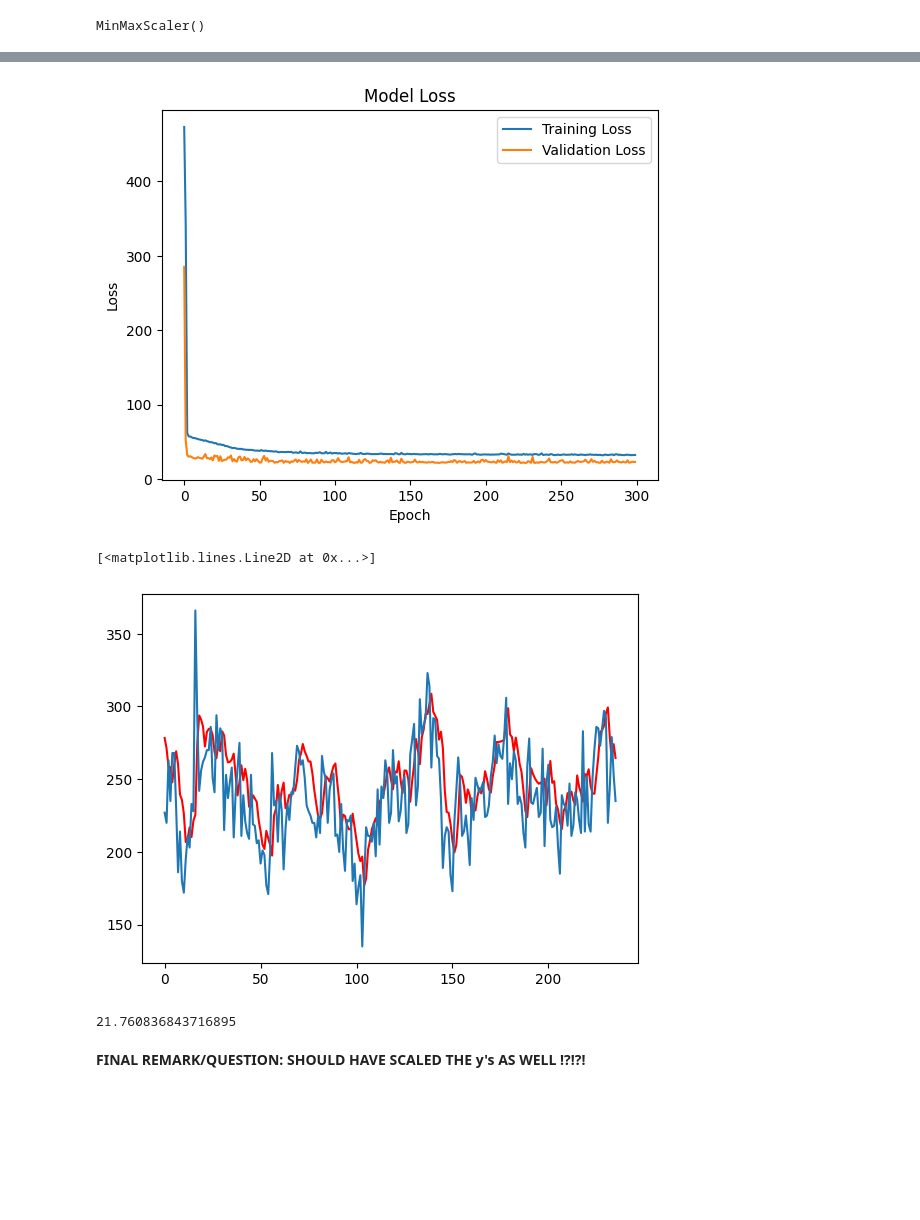
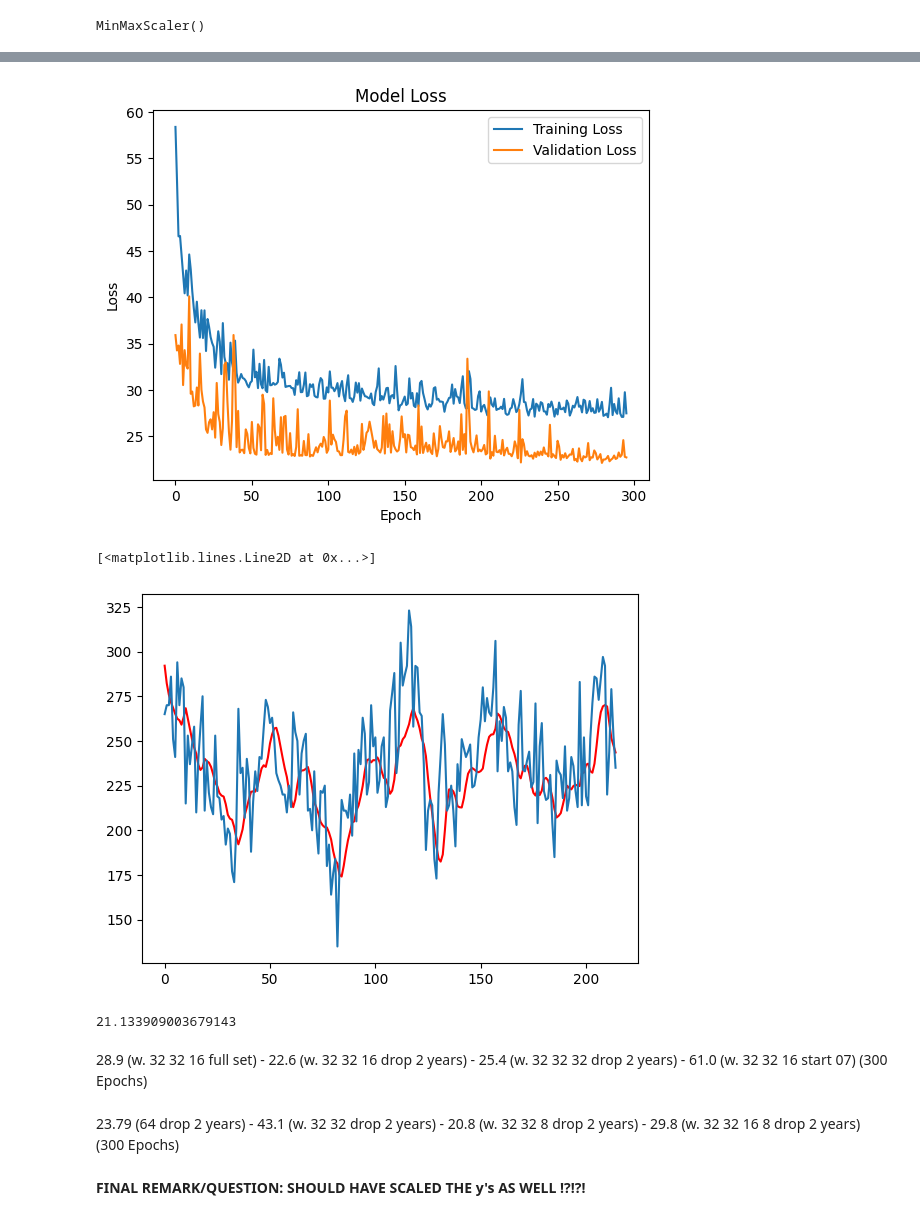
Before and after one commit to jonfoong/LW_chicago_crime_pred, a Jupyter notebook: notebooks/marko/RNN_model.ipynb, the cells around one changed output, grey strips where cells are left out. Drawn from its saved outputs; the diff is of its cells as text; code cells hidden in the pictures; blank space fills up the shorter version.

Commit message:
fine tuned the model for weekly prediction (add gru layers)

```diff
--- a/notebooks/marko/RNN_model.ipynb
+++ b/notebooks/marko/RNN_model.ipynb
@@ -210,7 +202,7 @@ ca25weekly_df.shape
 # DATA PREPROCESS
 
 # turn crimes into list
-crime_count_list = list(ca25weekly_df["crime_count"])
+crime_count_list = list(ca25weekly_df[104:]["crime_count"])
 
 # parameters
 sequence_length = 52  # number of weeks to consider for predicting the next week
@@ -245,14 +241,13 @@ X_val_scaled=scaler.transform(X_val)
 
 model = Sequential()
 
-model.add(layers.Conv1D( filters=64, kernel_size=52, input_shape=(52, 1) ) )
+model.add(layers.Conv1D( filters=64, kernel_size=12, input_shape=(52, 1) ) )
 #model.add(layers.MaxPool1D(pool_size=2 ) )
 
-model.add(layers.GRU(units=64, activation='relu'
-                     #, return_sequences=True
-                    ))
-#model.add(Dropout(0.2))
-
+model.add(layers.GRU(units=32, activation='relu', return_sequences=True))
+model.add(layers.GRU(units=32, activation='relu', return_sequences=True))
+#model.add(layers.GRU(units=16, activation='relu', return_sequences=True))
+model.add(layers.GRU(units=8, activation='relu'))
 #model.add(layers.Dense(20, activation="relu"))
 model.add(layers.Dense(16, activation="relu"))
 model.add(layers.Dense(1, activation="linear"))
@@ -310,25 +293,29 @@ Epoch 300/300
 # %%
-plt.plot(history.history['loss'], label='Training Loss')
-plt.plot(history.history['val_loss'], label='Validation Loss')
+plt.plot(history.history['loss'][4:], label='Training Loss')
+plt.plot(history.history['val_loss'][4:], label='Validation Loss')
 plt.title('Model Loss')
 plt.xlabel('Epoch')
 plt.ylabel('Loss')
 plt.legend(loc='upper right')
 plt.show()
 # %% [output]
-[figure, old version]
+[figure, new version]
 # %%
 plt.plot(pd.DataFrame(y_pred), color= "red")
 plt.plot(pd.DataFrame(y_test))
 # %% [output]
 [<matplotlib.lines.Line2D at 0x...>]
-[figure, old version]
+[figure, new version]
 # %%
 from sklearn.metrics import mean_absolute_error
 # %%
 mean_absolute_error(y_test,y_pred)
 # %% [output]
-21.760836843716895
+21.133909003679143
+# %% [markdown]
+28.9 (w. 32 32 16 full set) -  22.6 (w. 32 32 16 drop 2 years) - 25.4 (w. 32 32 32 drop 2 years) - 61.0 (w. 32 32 16 start 07) (300 Epochs)
+# %% [markdown]
+23.79 (64 drop 2 years) - 43.1 (w. 32 32 drop 2 years) - 20.8 (w. 32 32 8 drop 2 years) - 29.8 (w. 32 32 16 8 drop 2 years) (300 Epochs)
 # %% [markdown]
 __FINAL REMARK/QUESTION: SHOULD HAVE SCALED THE y's AS WELL !?!?!__
 # %% [markdown]
```
Also changed, not shown: parts of 7 cells of this notebook, 1 other file.
